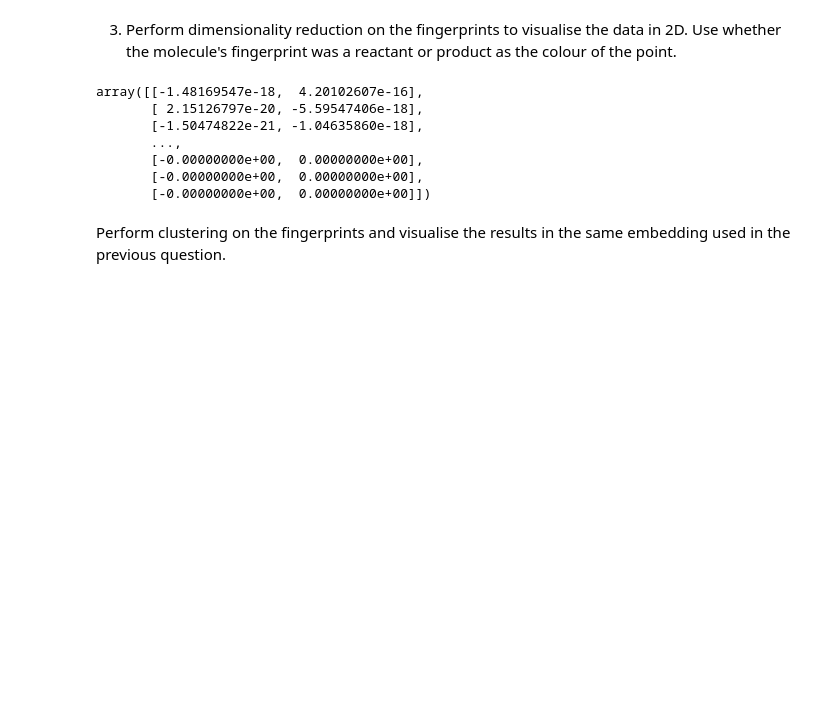
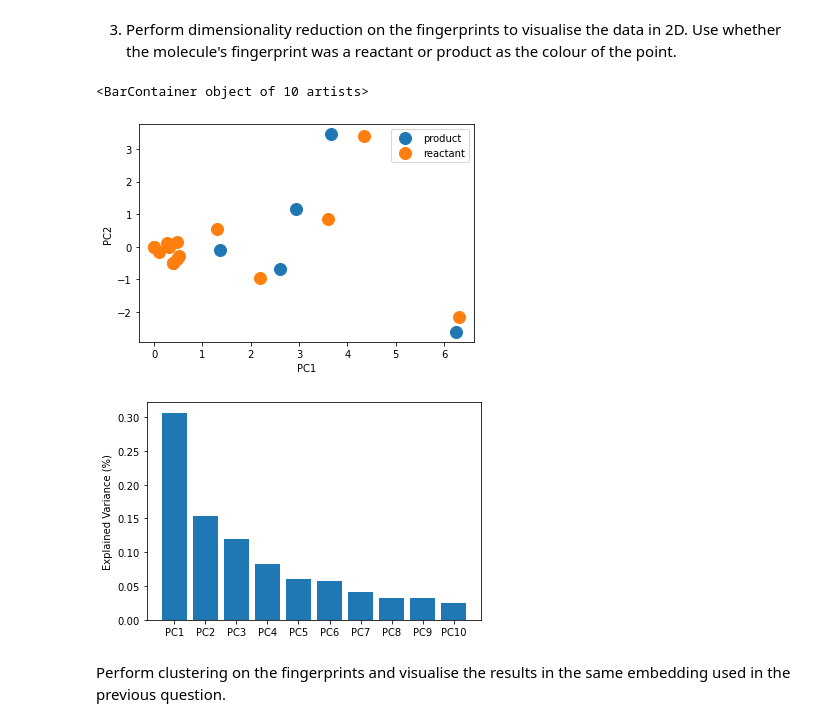
Before and after one commit to adhardy/Deepmatter-Interview, a Jupyter notebook: notebook/ds_nb_1.ipynb, the cells around one changed output. Drawn from its saved outputs; the diff is of its cells as text; code cells hidden in the pictures; blank space fills up the shorter version.

```diff
--- a/notebook/ds_nb_1.ipynb
+++ b/notebook/ds_nb_1.ipynb
@@ -441,24 +441,46 @@ print(fingerprints)
 # %% [markdown]
 3. Perform dimensionality reduction on the fingerprints to visualise the data in 2D.
 Use whether the molecule's fingerprint was a reactant or product as the colour of the point.
-# %%
-from sklearn.decomposition import TruncatedSVD
-
-# pca = PCA(n_components=10)
-# pca.fit(fingerprints)
-# print(pca.explained_variance_ratio_)
-
-tSVD=TruncatedSVD(2)
-fingerprints_tSVD = tSVD.fit(fingerprints)
-fingerprints_tSVD.components_.T
-# %% [output]
-array([[-1.48169547e-18,  4.20102607e-16],
-       [ 2.15126797e-20, -5.59547406e-18],
-       [-1.50474822e-21, -1.04635860e-18],
-       ...,
-       [-0.00000000e+00,  0.00000000e+00],
-       [-0.00000000e+00,  0.00000000e+00],
-       [-0.00000000e+00,  0.00000000e+00]])
+# %%
+from sklearn.decomposition import TruncatedSVD
+
+num_components = 10
+columns = [f"PC{x+1}" for x in range(0,num_components)] # assign column names for the principal components
+
+
+# === Perform Dimentionality Reduction ===
+tSVD = TruncatedSVD(num_components) # tSVD rather than PCA for sparse matrix
+fingerprints_tSVD = tSVD.fit_transform(fingerprints)
+
+# === Convert to Dataframe ===
+df_fingerprints_tSVD = pd.DataFrame(fingerprints_tSVD, columns=columns)
+df_fingerprints_tSVD["molecule_type"] = molecule_types
+df_fingerprints_tSVD["molecule_type"] = df_fingerprints_tSVD["molecule_type"].astype("category")
+
+# === Plot 2D Scatterplot ===
+fig_scatter, ax_scatter = plt.subplots()
+groups = df_fingerprints_tSVD.groupby('molecule_type') # group by the molecule type
+for name, group in groups: # plot each group (reactant/product) - matplotlib will give them different colors
+    fig = plt.plot(group[columns[0]], group[columns[1]], marker='o', linestyle='', markersize=12, label=name)
+
+ax_scatter.legend()
+ax_scatter.set_xlabel(columns[0])
+ax_scatter.set_ylabel(columns[1])
+
+fig_scatter
+
+# === Scree Plot ===
+fig_scree, ax_scree = plt.subplots()
+
+scree = tSVD.explained_variance_ratio_
+fig_scree = plt.bar(x=range(0,num_components), height=scree, tick_label=columns)
+ax_scree.set_ylabel("Explained Variance (%)")
+
+fig_scree
+# %% [output]
+<BarContainer object of 10 artists>
+[figure, added]
+[figure, added]
 # %% [markdown]
 Perform clustering on the fingerprints and visualise the results in the same embedding used
 in the previous question.
```
Also changed, not shown: parts of 1 cell of this notebook.
